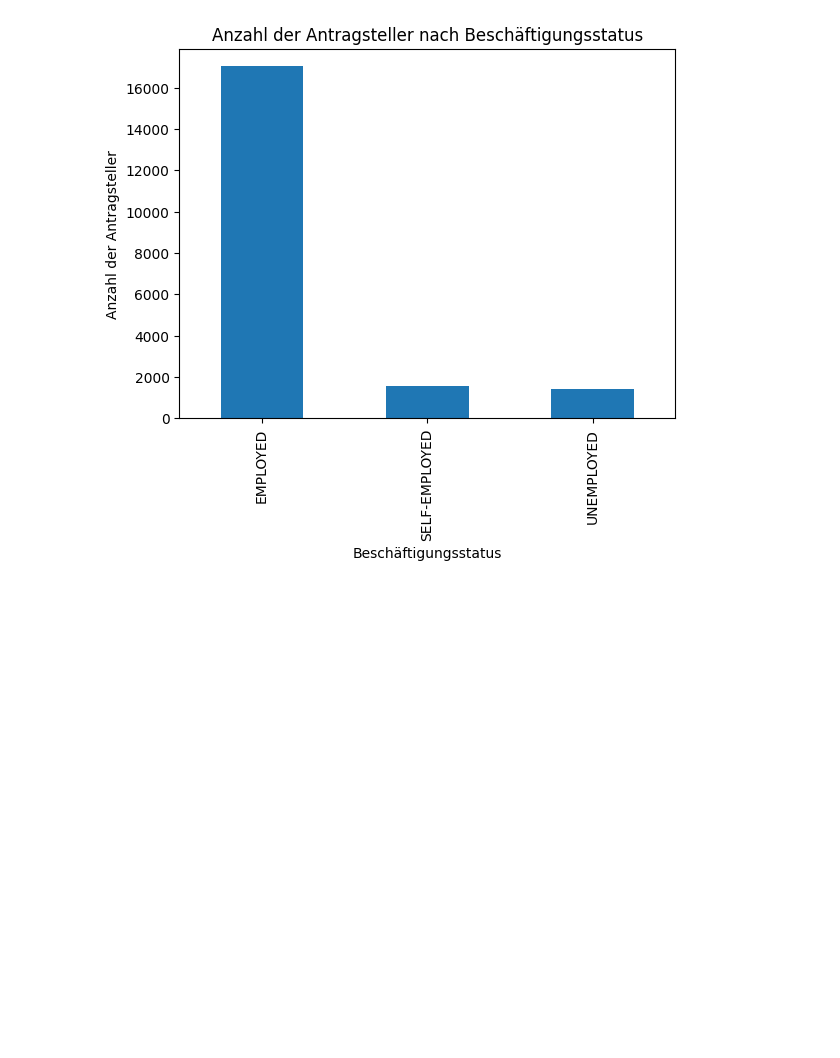
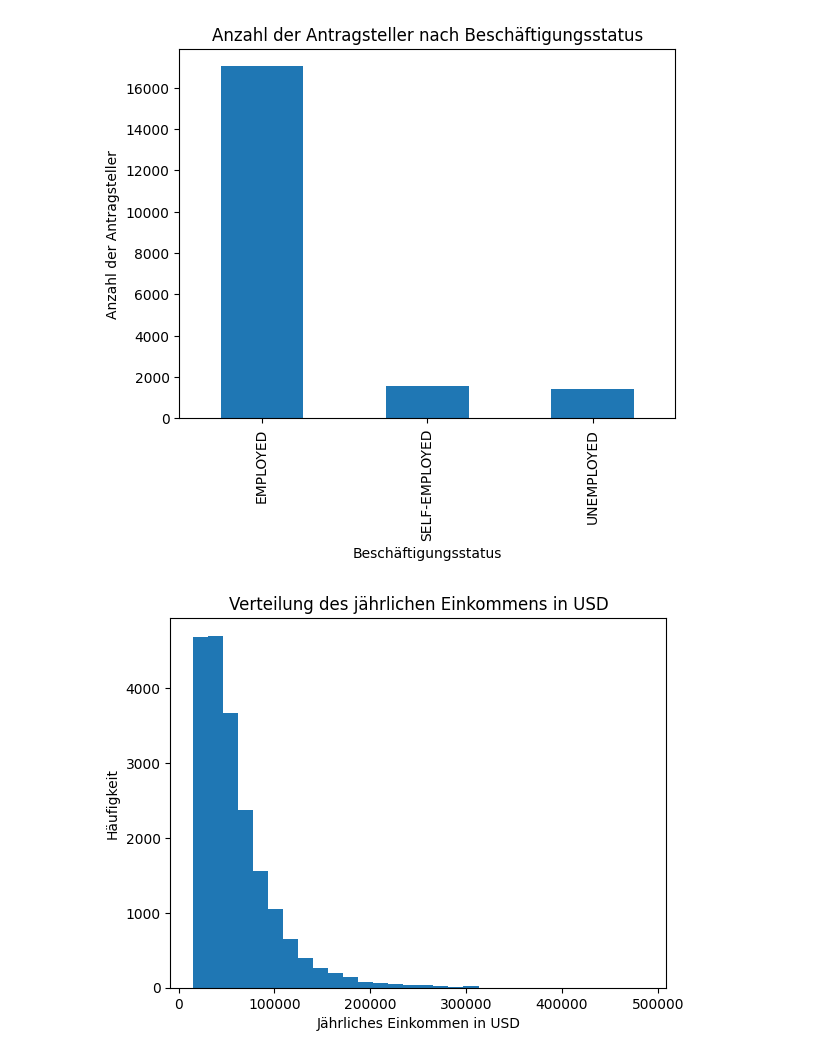
Before and after one commit to jovicdev97/financial-data-analytics, a Jupyter notebook: test.ipynb, the cells around one changed output. Drawn from its saved outputs; the diff is of its cells as text; code cells hidden in the pictures; blank space fills up the shorter version.

Commit message:
Add: Kapitel 2 Histogramm

```diff
--- a/test.ipynb
+++ b/test.ipynb
@@ -182,3 +184,13 @@ plt.title("Anzahl der Antragsteller nach Beschäftigungsstatus")
 plt.show()
 # %% [output]
 [figure]
+# %%
+"""Diagramm 3 - Histogramm"""
+
+df["AnnualIncome"].plot(kind="hist", bins=30) #edgecolor = 'k' sorgt für Umrandung
+plt.xlabel("Jährliches Einkommen in USD")
+plt.ylabel("Häufigkeit")
+plt.title("Verteilung des jährlichen Einkommens in USD")
+plt.show()
+# %% [output]
+[figure, added]
```
Also changed, not shown: parts of 1 cell of this notebook.
